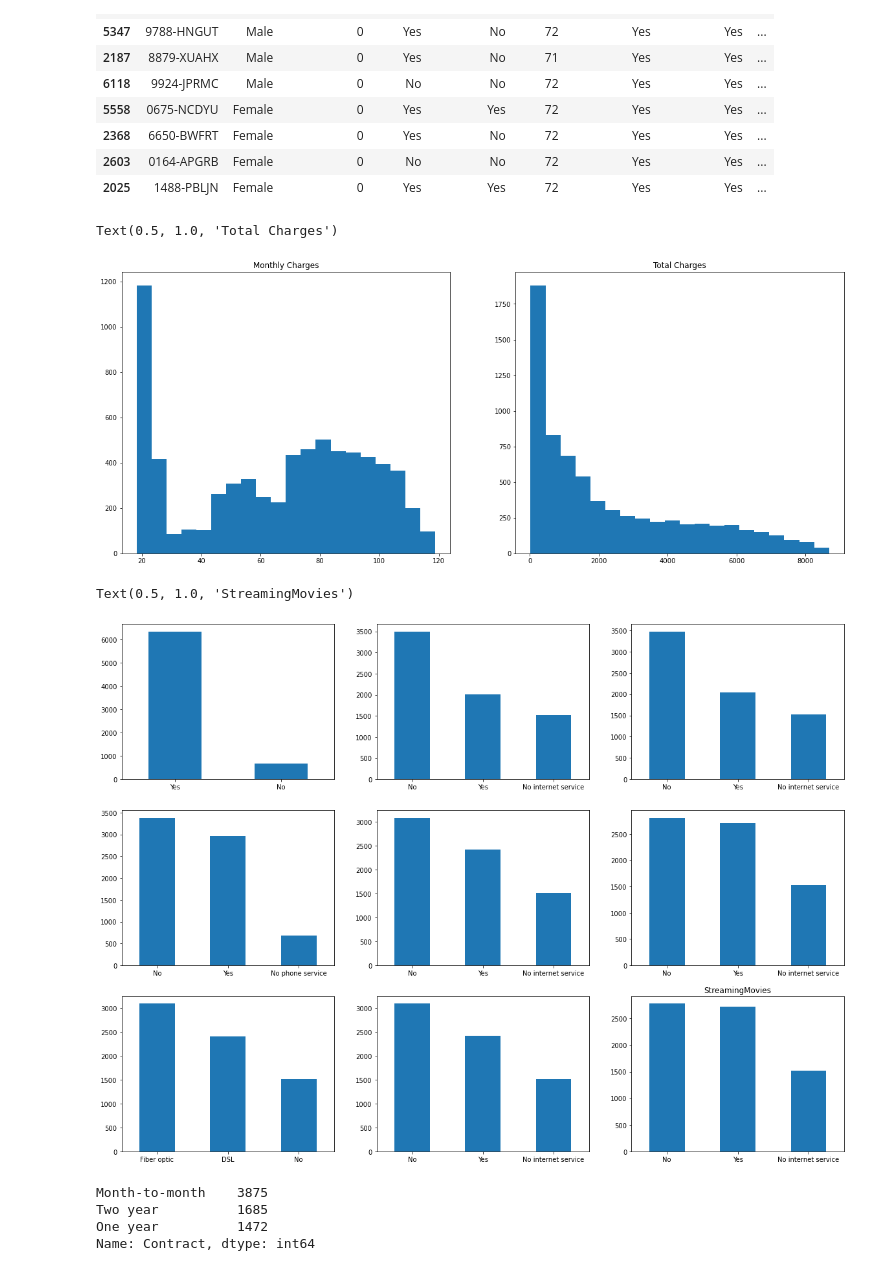
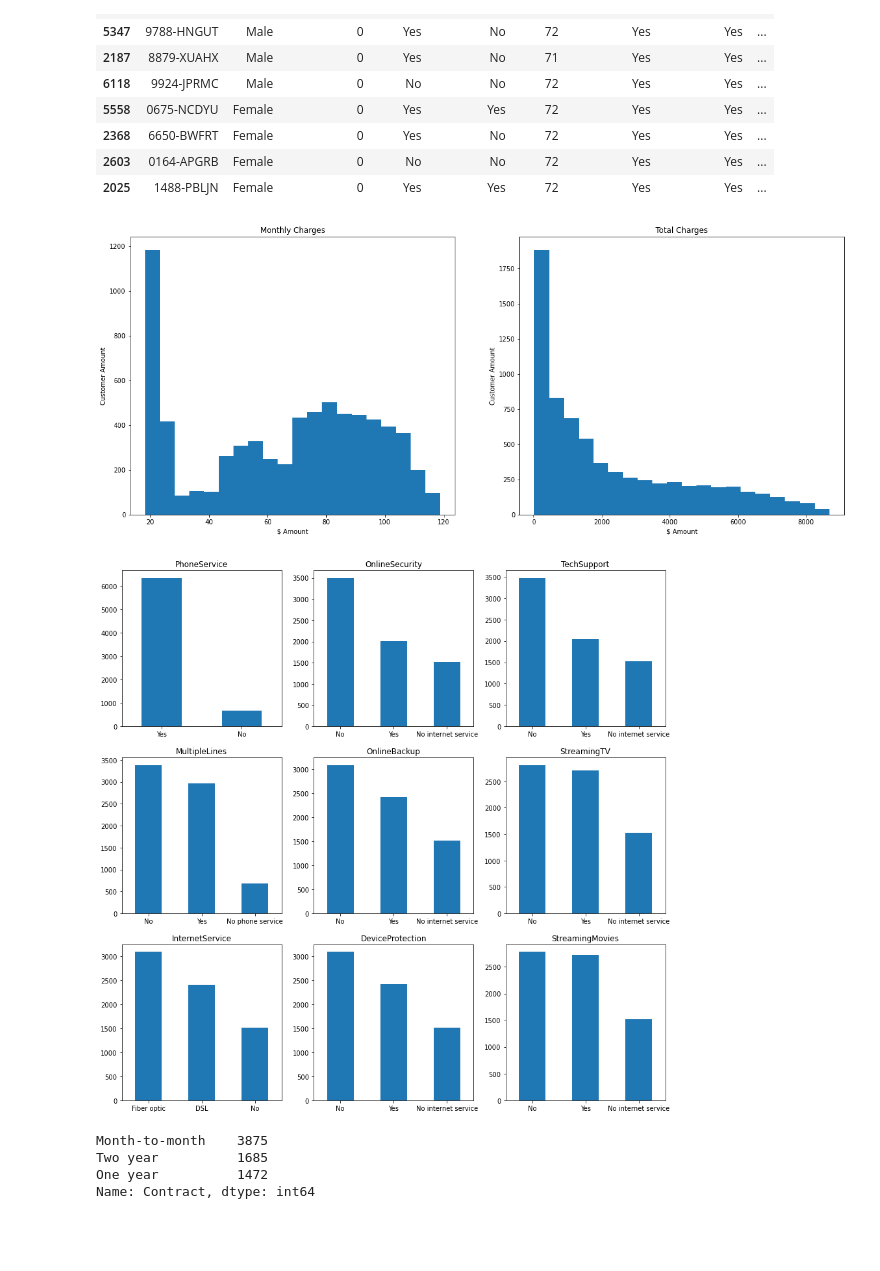
Before and after one commit to chrisvinhston/customer_churn_prediction, a Jupyter notebook: main.ipynb, the cells around one changed output. Drawn from its saved outputs; the diff is of its cells as text; code cells hidden in the pictures; blank space fills up the shorter version.

```diff
--- a/main.ipynb
+++ b/main.ipynb
@@ -262,32 +264,31 @@ ax[0].set_title('Monthly Charges')
 
 ax[1].hist(charges.TotalCharges, bins = 20)
 ax[1].set_title('Total Charges')
+
+for ax in ax.flat:
+    ax.set(xlabel='$ Amount', ylabel='Customer Amount')
 # %% [output]
-Text(0.5, 1.0, 'Total Charges')
-[figure, old version]
+[figure, new version]
 # %%
 services= ['PhoneService','MultipleLines','InternetService','OnlineSecurity',  'OnlineBackup','DeviceProtection',
            'TechSupport','StreamingTV','StreamingMovies']
 
-fig, axes = plt.subplots(nrows = 3,ncols = 3, figsize = (20,15))
+fig, axes = plt.subplots(nrows = 3,ncols = 3, figsize = (15,15))
 
 for i, item in enumerate(services):
     if i < 3:
         ax = df[item].value_counts().plot(
-        kind = 'bar',ax=axes[i,0], rot = 0)
-
+        kind = 'bar',ax=axes[i,0], rot = 0
     elif i >=3 and i < 6:
         ax = df[item].value_counts().plot(
         kind = 'bar',ax=axes[i-3,1], rot = 0)
-
     elif i < 9:
         ax = df[item].value_counts().plot(
         kind = 'bar',ax=axes[i-6,2], rot = 0)
 
-ax.set_title(item)
+    ax.set_title(item)
 # %% [output]
-Text(0.5, 1.0, 'StreamingMovies')
-[figure, old version]
+[figure, new version]
 # %%
 # Inspect the distribution of contract types
 contracts = df.Contract.value_counts()
```
Also changed, not shown: parts of 42 cells of this notebook, 1 other file.
